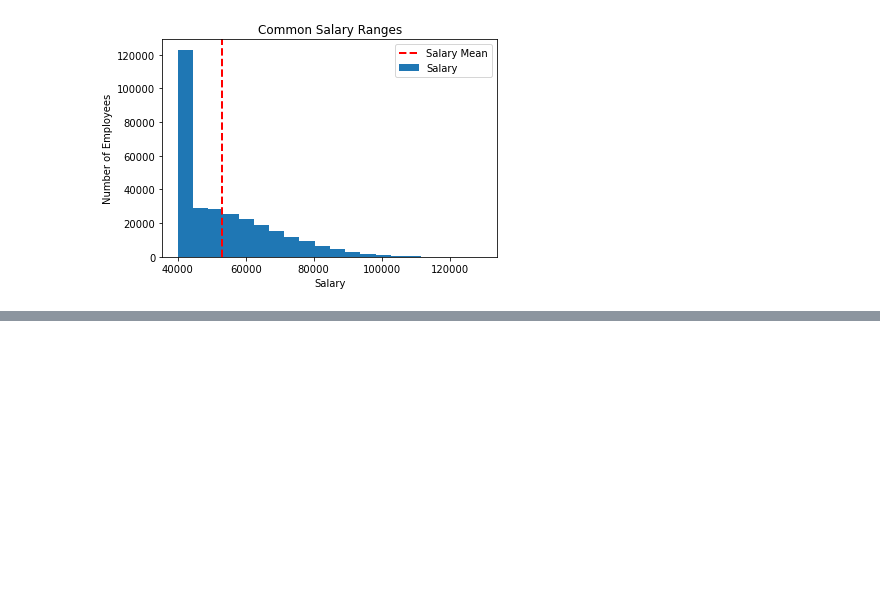
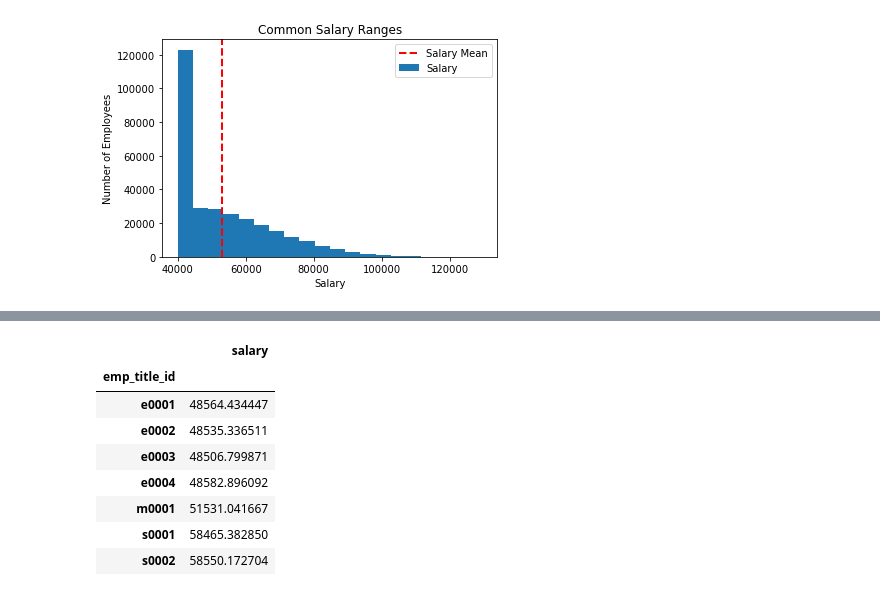
Before and after one commit to atemkuh/sql-challenge, a Jupyter notebook: EmployeeSQL/employees_db_query.ipynb, the cells around one changed output, grey strips where cells are left out. Saved outputs shown, nothing was run; the diff lists cells and outputs as text; code cells hidden in the pictures; blank space fills up the shorter version.

```diff
--- a/EmployeeSQL/employees_db_query.ipynb
+++ b/EmployeeSQL/employees_db_query.ipynb
@@ -85,0 +109,13 @@ plt.savefig("Common Salary Ranges.png")
+# %%
+salary_title_df = salary_title_df.groupby("emp_title_id").agg({"salary":"mean"})
+salary_title_df #find find 'mean' salary by 'emp title' using groupby method
+# %% [output]
+|  | salary |
+| emp_title_id |  |
+| e0001 | 48564.434447 |
+| e0002 | 48535.336511 |
+| e0003 | 48506.799871 |
+| e0004 | 48582.896092 |
+| m0001 | 51531.041667 |
+| s0001 | 58465.382850 |
+| s0002 | 58550.172704 |
```
Also changed, not shown: parts of 8 cells of this notebook, 1 other file.
